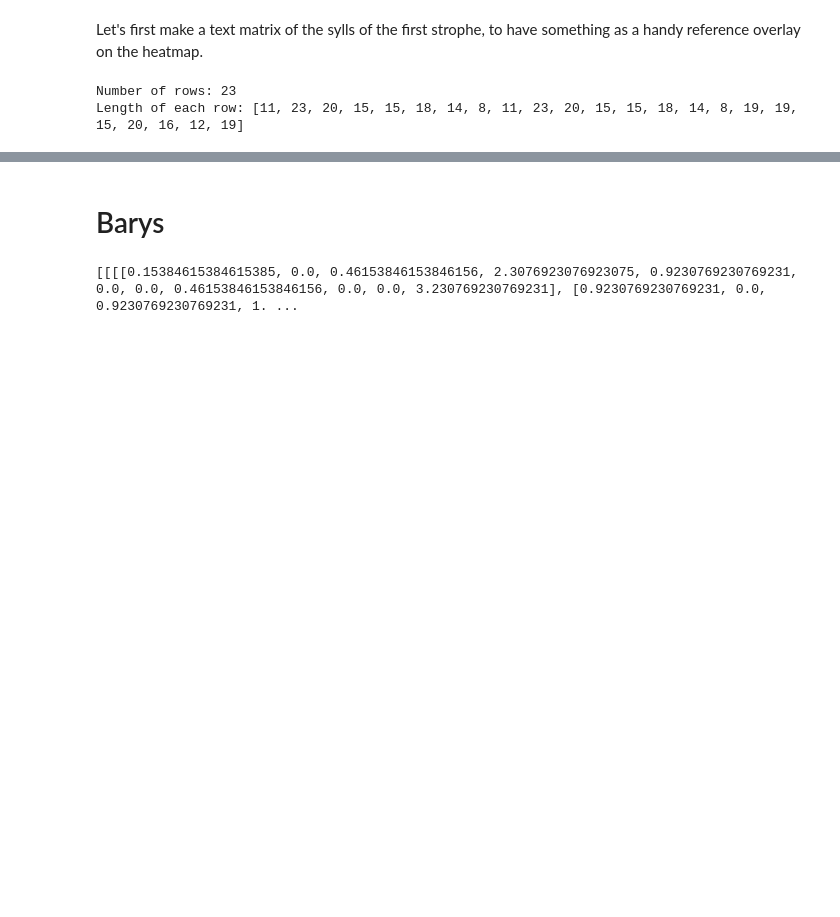
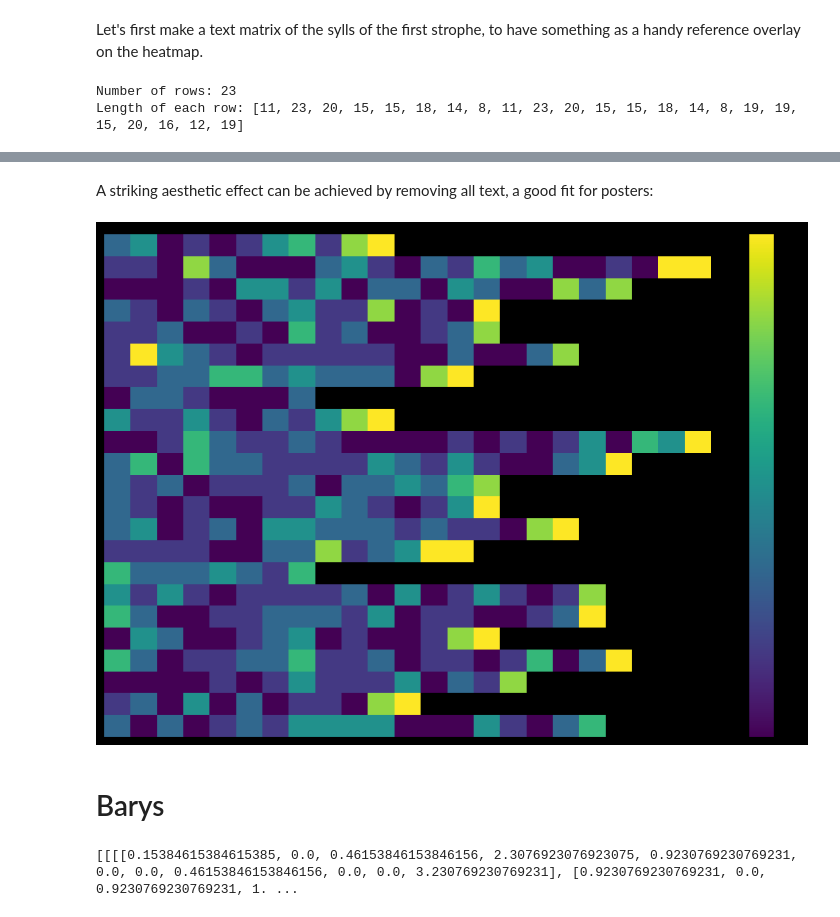
Before and after one commit to Urdatorn/responsio-accentuum, a Jupyter notebook: nb_results.ipynb, the cells around one changed output, grey strips where cells are left out. Drawn from its saved outputs; the diff is of its cells as text; code cells hidden in the pictures; blank space fills up the shorter version.

```diff
--- a/nb_results.ipynb
+++ b/nb_results.ipynb
@@ -179,3 +204,62 @@ plt.show()
+# %% [markdown]
+A striking aesthetic effect can be achieved by removing all text, a good fit for posters:
+# %%
+import matplotlib.pyplot as plt
+import numpy as np
+import seaborn as sns
+
+from src.stats_comp import compatibility_play
+
+data = compatibility_play('data/compiled/py04.xml')
+
+# Unwrap nested tensor structure (unwrap once for "play" with one song)
+data_matrix = data[0]
+
+num_rows_data = len(data_matrix)
+max_len_data = max(len(row) for row in data_matrix)
+
+# -----------------------------
+# Pad numeric matrix for heatmap
+# -----------------------------
+max_len = max_len_data
+padded_data = np.full((len(data_matrix), max_len), np.nan)
+for i, row in enumerate(data_matrix):
+    padded_data[i, :len(row)] = row
+
+# -----------------------------
+# Plot heatmap (dark mode, no text overlay)
+# -----------------------------
+plt.figure(figsize=(12, 8))
+ax = sns.heatmap(
+    padded_data,
+    cmap="viridis",
+    mask=np.isnan(padded_data),
+    cbar=True,
+    vmax = 1
+)
+
+# Dark background + white labels
+ax.set_facecolor("black")
+ax.figure.set_facecolor("black")
+ax.tick_params(colors="white")  # tick labels
+ax.xaxis.label.set_color("white")
+ax.yaxis.label.set_color("white")
+ax.title.set_color("white")
+
+# plt.xlabel("Metrical position (resolutions merged)")
+# plt.ylabel("Line number (Snell-Maehler)")
+# plt.title("Melodic-Comp. Heatmap of Pythia 4")
+# plt.yticks(
+#     ticks=np.arange(len(data_matrix)) + 0.5,
+#     labels=np.arange(1, len(data_matrix)+1)
+# )
+ax.set_xticks([])
+ax.set_yticks([])
+
+plt.savefig("media/plots/heatmap_notext_invertedcolours_pythia_4_comp.png", dpi=600)
+plt.show()
+# %% [output]
+[figure, added]
 # %% [markdown]
 # Barys
 # %%
```
Also changed, not shown: parts of 8 cells of this notebook, 18 other files.
